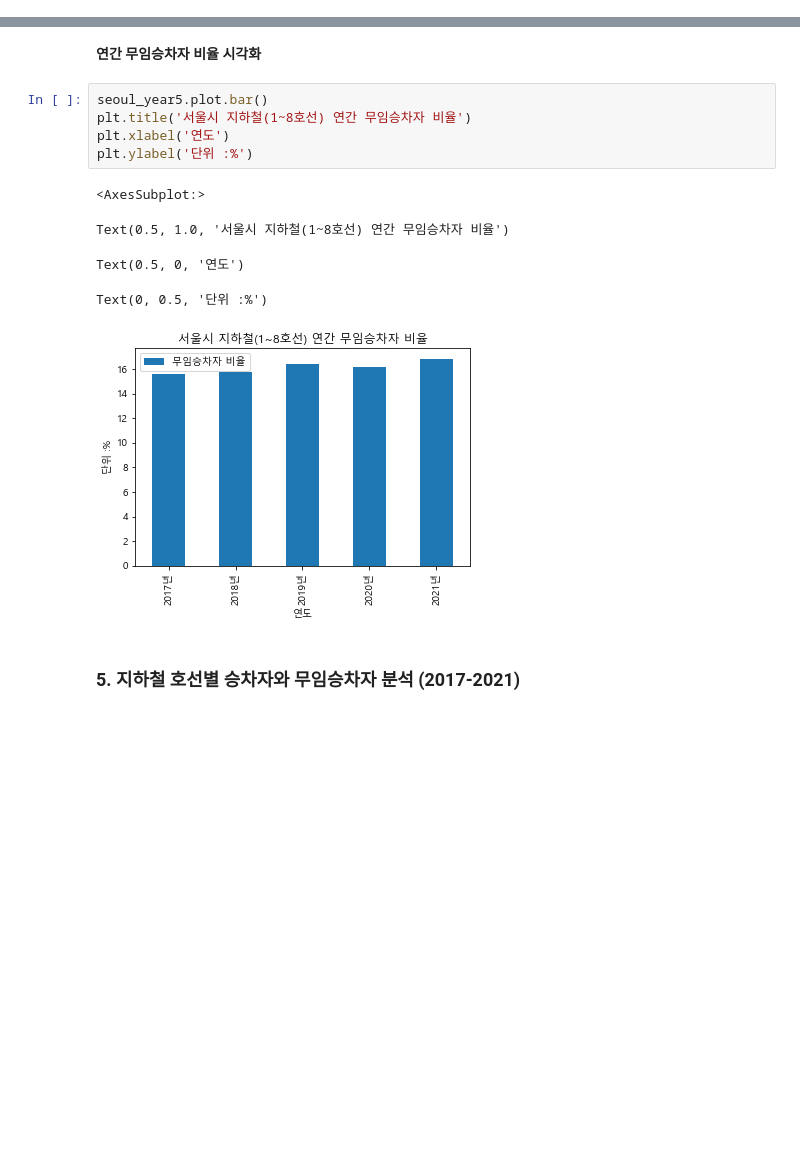
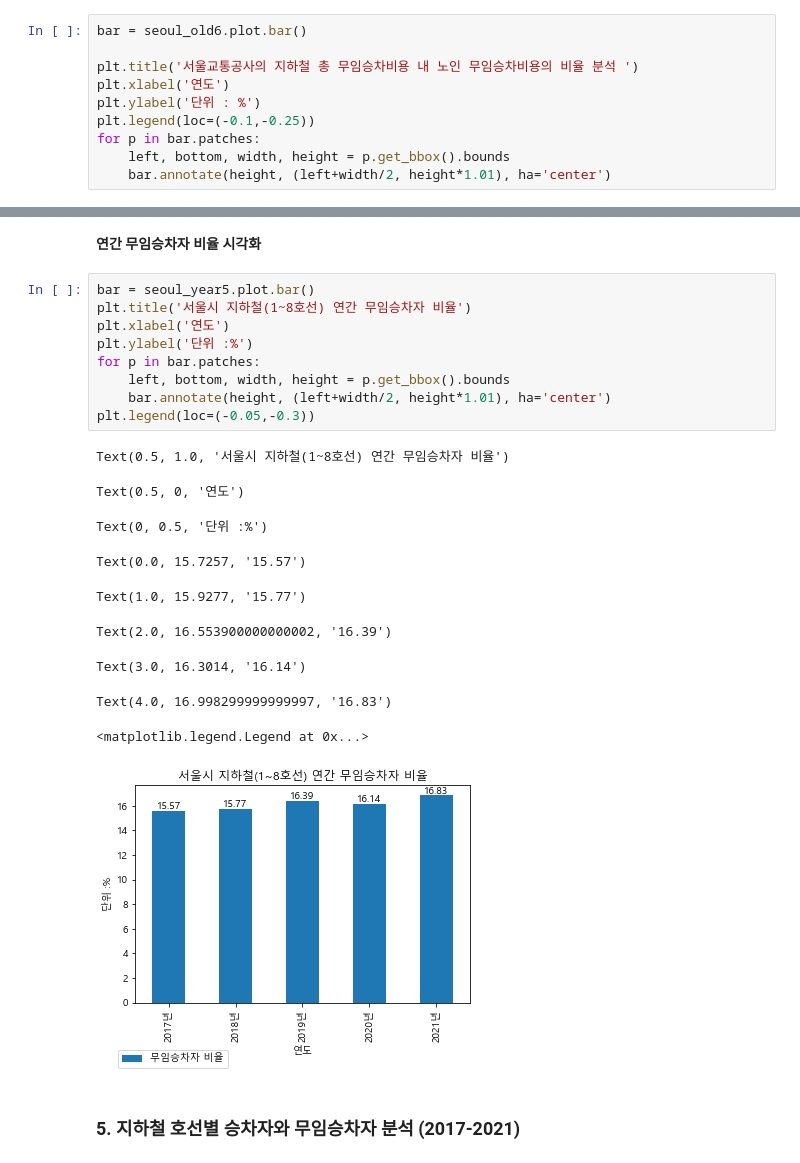
Before and after one commit to limjs1024/semi-project, a Jupyter notebook: teamprject.ipynb, the cells around one changed output, grey strips where cells are left out. Saved outputs shown, nothing was run; the diff lists cells and outputs as text; blank space fills up the shorter version.

```diff
--- a/teamprject.ipynb
+++ b/teamprject.ipynb
@@ -721,0 +709,10 @@ Text(0, 0.5, '단위 : %')
+# %%
+bar = seoul_old6.plot.bar()
+
+plt.title('서울교통공사의 지하철 총 무임승차비용 내 노인 무임승차비용의 비율 분석 ')
+plt.xlabel('연도')
+plt.ylabel('단위 : %')
+plt.legend(loc=(-0.1,-0.25))
+for p in bar.patches:
+    left, bottom, width, height = p.get_bbox().bounds
+    bar.annotate(height, (left+width/2, height*1.01), ha='center')
@@ -1119,16 +1127,25 @@ seoul_year5
 # %% [markdown]
 **연간 무임승차자 비율 시각화**
 # %%
-seoul_year5.plot.bar()
+bar = seoul_year5.plot.bar()
 plt.title('서울시 지하철(1~8호선) 연간 무임승차자 비율')
 plt.xlabel('연도')
 plt.ylabel('단위 :%')
+for p in bar.patches:
+    left, bottom, width, height = p.get_bbox().bounds
+    bar.annotate(height, (left+width/2, height*1.01), ha='center')
+plt.legend(loc=(-0.05,-0.3))
 # %% [output]
-<AxesSubplot:>
+Text(0.5, 1.0, '서울시 지하철(1~8호선) 연간 무임승차자 비율')
-Text(0.5, 1.0, '서울시 지하철(1~8호선) 연간 무임승차자 비율')
+Text(0.5, 0, '연도')
-Text(0.5, 0, '연도')
+Text(0, 0.5, '단위 :%')
-Text(0, 0.5, '단위 :%')
+Text(0.0, 15.7257, '15.57')
+Text(1.0, 15.9277, '15.77')
+Text(2.0, 16.553900000000002, '16.39')
+Text(3.0, 16.3014, '16.14')
+Text(4.0, 16.998299999999997, '16.83')
+<matplotlib.legend.Legend at 0x...>
-[figure, old version]
+[figure, new version]
 # %% [markdown]
 ### 5. 지하철 호선별 승차자와 무임승차자 분석 (2017-2021)
 # %% [markdown]
```
Also changed, not shown: parts of 7 cells of this notebook.
